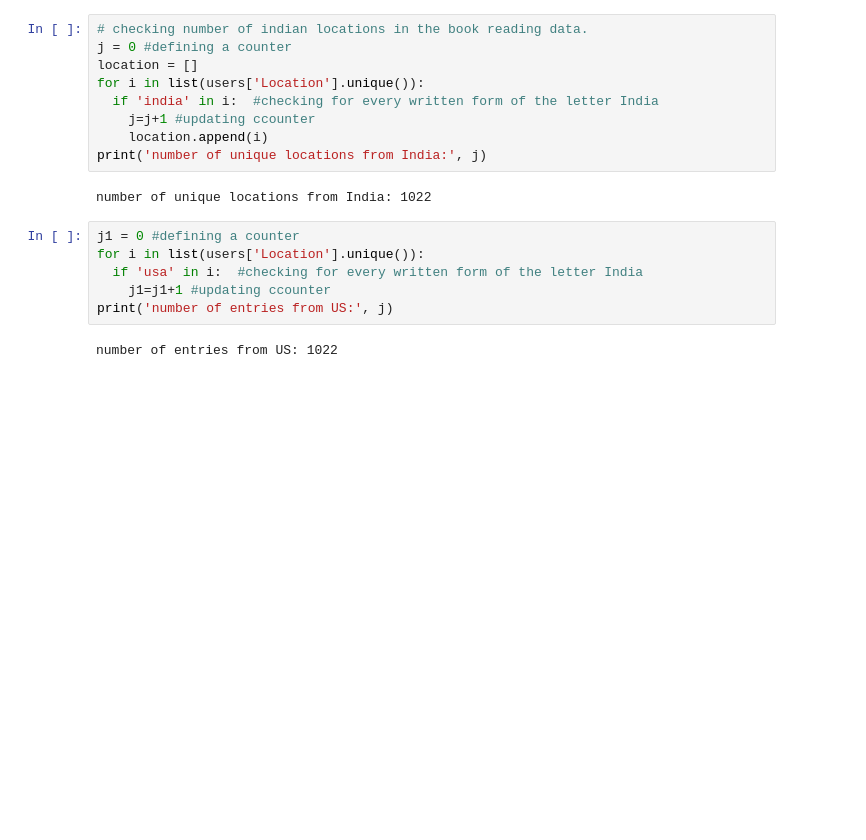
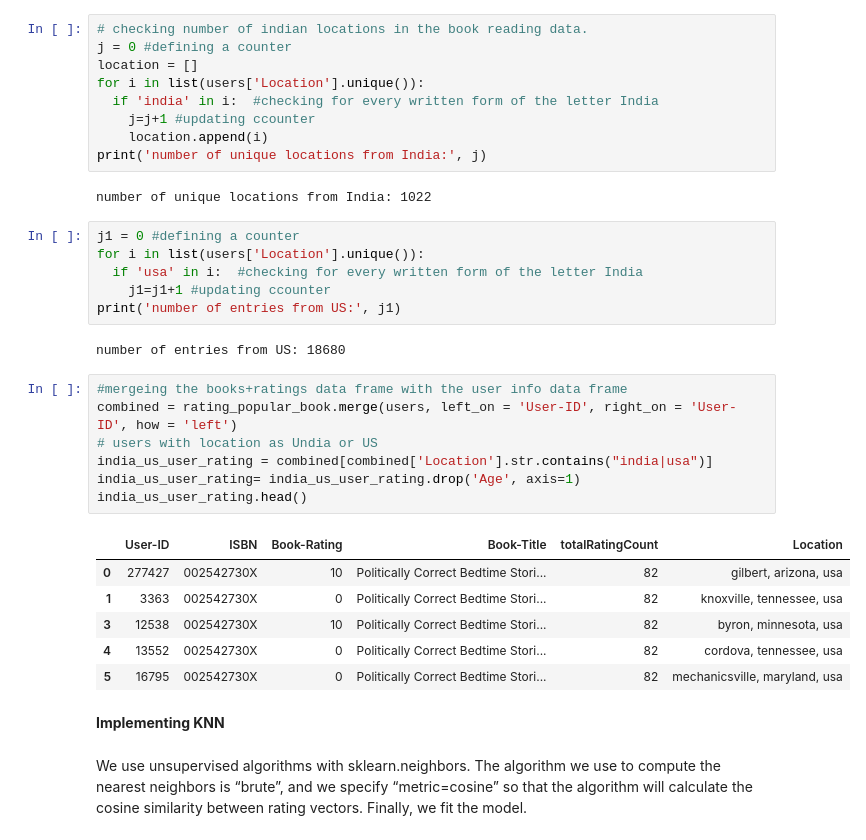
Before and after one commit to Ayushman0Singh/BookRecommendationSystem, a Jupyter notebook: BookRecomendation.ipynb, the cells around one changed output. Saved outputs shown, nothing was run; the diff lists cells and outputs as text; blank space fills up the shorter version.

```diff
--- a/BookRecomendation.ipynb
+++ b/BookRecomendation.ipynb
@@ -494,6 +498,24 @@ j1 = 0 #defining a counter
 for i in list(users['Location'].unique()):
   if 'usa' in i:  #checking for every written form of the letter India
     j1=j1+1 #updating ccounter
-print('number of entries from US:', j)
+print('number of entries from US:', j1)
 # %% [output]
-number of entries from US: 1022
+number of entries from US: 18680
+# %%
+#mergeing the books+ratings data frame with the user info data frame
+combined = rating_popular_book.merge(users, left_on = 'User-ID', right_on = 'User-ID', how = 'left')
+# users with location as Undia or US
+india_us_user_rating = combined[combined['Location'].str.contains("india|usa")]
+india_us_user_rating= india_us_user_rating.drop('Age', axis=1)
+india_us_user_rating.head()
+# %% [output]
+|  | User-ID | ISBN | Book-Rating | Book-Title | totalRatingCount | Location |
+| 0 | 277427 | 002542730X | 10 | Politically Correct Bedtime Stori... | 82 | gilbert, arizona, usa |
+| 1 | 3363 | 002542730X | 0 | Politically Correct Bedtime Stori... | 82 | knoxville, tennessee, usa |
+| 3 | 12538 | 002542730X | 10 | Politically Correct Bedtime Stori... | 82 | byron, minnesota, usa |
+| 4 | 13552 | 002542730X | 0 | Politically Correct Bedtime Stori... | 82 | cordova, tennessee, usa |
+| 5 | 16795 | 002542730X | 0 | Politically Correct Bedtime Stori... | 82 | mechanicsville, maryland, usa |
+# %% [markdown]
+**Implementing KNN**
+# %% [markdown]
+We use unsupervised algorithms with sklearn.neighbors. The algorithm we use to compute the nearest neighbors is “brute”, and we specify “metric=cosine” so that the algorithm will calculate the cosine similarity between rating vectors. Finally, we fit the model.
```
Also changed, not shown: parts of 3 cells of this notebook.
